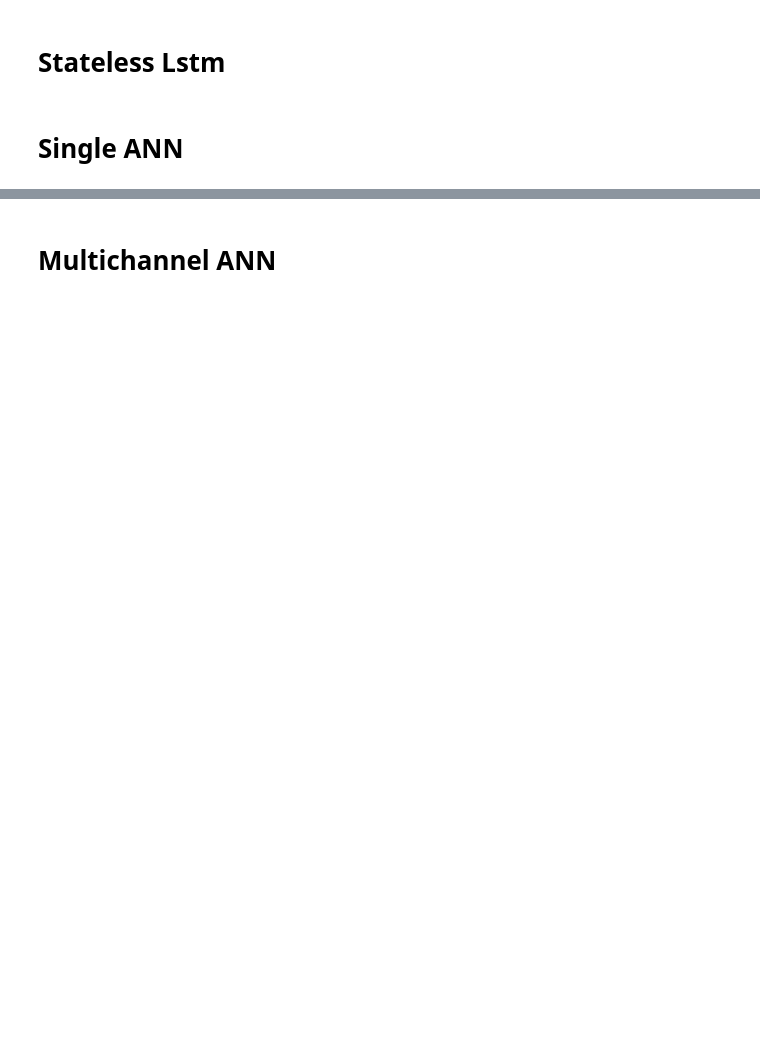
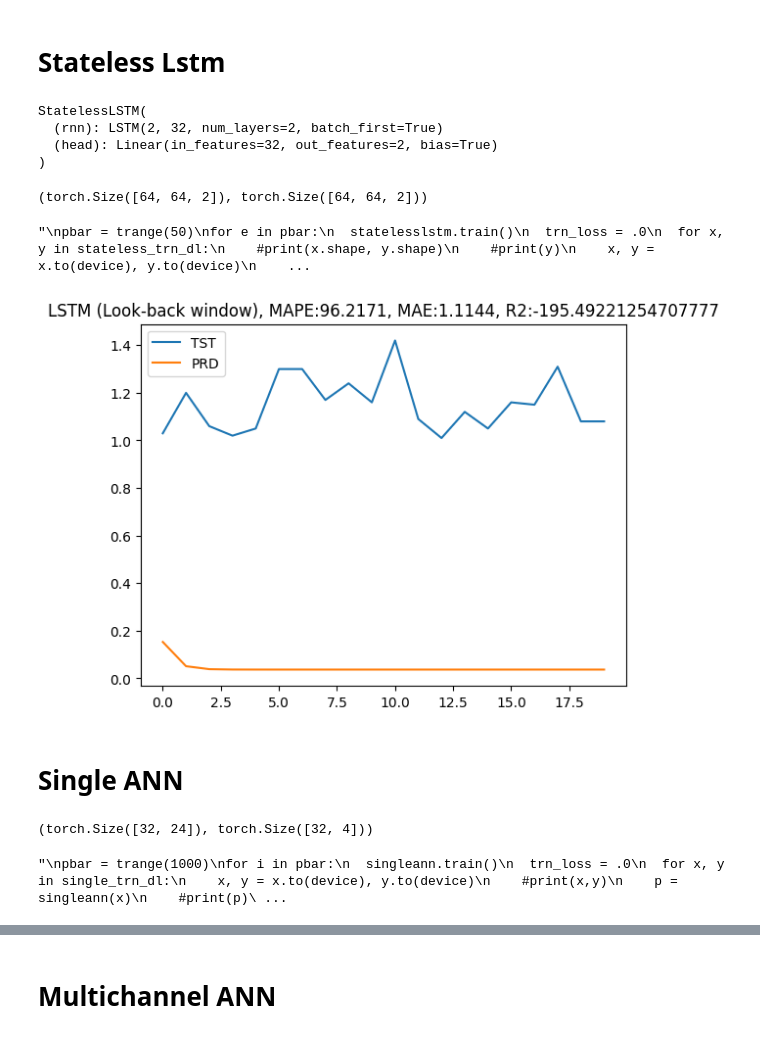
Before and after one commit to lily39910/Northern_Hemisphere_Temperature, a Jupyter notebook: final.ipynb, the cells around one changed output, grey strips where cells are left out. Drawn from its saved outputs; the diff is of its cells as text; code cells hidden in the pictures; blank space fills up the shorter version.

```diff
--- a/final.ipynb
+++ b/final.ipynb
@@ -29,0 +35,4 @@ device = torch.device("cuda" if torch.cuda.is_available() else "cpu")
+# %%
+statefullstm = StatefulLoadData(data,tst_size)
+state_trn_scaled, state_tst_scaled = statefullstm.scaling()
+#trn_scaled, tst_scaled
@@ -80,6 +98,22 @@ trn_dl , tst_dl = asdf.scaling()
+# %%
+stateless_window_size = 64
+stateless_input_size = 2
+stateless_hidden_size = 32
+stateless_output_size = 2
+stateless_num_layers = 2
+
+asdf = StatelessLoadData(data, tst_size, stateless_window_size)
+stateless_trn_dl , stateless_tst_dl = asdf.scaling()
 # %%
-statelesslstm = StatelessLSTM(2,32,2,2)
+statelesslstm = StatelessLSTM(stateless_input_size , stateless_hidden_size , stateless_output_size , stateless_num_layers)
 statelesslstm.to(device)
+# %% [output]
+StatelessLSTM(
+  (rnn): LSTM(2, 32, num_layers=2, batch_first=True)
+  (head): Linear(in_features=32, out_features=2, bias=True)
+)
 # %%
-x,y =next(iter(trn_dl))
+x,y =next(iter(stateless_trn_dl))
 x.shape,y.shape
+# %% [output]
+(torch.Size([64, 64, 2]), torch.Size([64, 64, 2]))
@@ -88,11 +120,12 @@ type(x),type(y)
 # %%
 optim = torch.optim.AdamW(statelesslstm.parameters(), lr=0.0001)
-
+p2 = stateless_train_epoch(statelesslstm,10,device,stateless_trn_dl,optim,stateless_tst_dl, state_tst_scaled)
+'''
 pbar = trange(50)
 for e in pbar:
   statelesslstm.train()
   trn_loss = .0
-  for x, y in trn_dl:
+  for x, y in stateless_trn_dl:
     #print(x.shape, y.shape)
     #print(y)
     x, y = x.to(device), y.to(device)
@@ -107,19 +140,24 @@ for e in pbar:
 
   statelesslstm.eval()
   with torch.inference_mode():
-    x, y = next(iter(tst_dl))
-    p = statelesslstm.predict(x[0].to(device), len(tst_scaled))[:,:1]
-    tst_loss = F.mse_loss(p, torch.tensor(tst_scaled[:,:1]).view(-1,1).to(device)).item()
+    x, y = next(iter(stateless_tst_dl))
+    p = statelesslstm.predict(x[0].to(device), len(state_tst_scaled))[:,:1]
+    tst_loss = F.mse_loss(p, torch.tensor(state_tst_scaled[:,:1]).view(-1,1).to(device)).item()
   pbar.set_postfix({'trn_loss': trn_loss, 'tst_loss': tst_loss})
+'''
+# %% [output]
+"\npbar = trange(50)\nfor e in pbar:\n  statelesslstm.train()\n  trn_loss = .0\n  for x, y in stateless_trn_dl:\n    #print(x.shape, y.shape)\n    #print(y)\n    x, y = x.to(device), y.to(device)\n    ...
 # %%
 scaler = asdf.get_scaler()
-prd = scaler.inverse_transform(p.cpu())
+prd = scaler.inverse_transform(p2.cpu())
 # prd = p.cpu()
 
 plt.title(f"LSTM (Look-back window), MAPE:{mape(prd,tst.to_numpy()):.4f}, MAE:{mae(prd,tst.to_numpy()):.4f}, R2:{r2_score(prd,tst.to_numpy())}")
 plt.plot(tst.to_numpy()[:,:1], label='TST')
 plt.plot(prd, label='PRD')
 plt.legend()
 plt.show()
+# %% [output]
+[figure, added]
 # %% [markdown]
 # Single ANN
@@ -132,17 +180,19 @@ singleann = Net(24,4,512)
 # %%
-x, y = next(iter(trn_dl))
+x, y = next(iter(single_trn_dl))
 
 x.shape, y.shape
+# %% [output]
+(torch.Size([32, 24]), torch.Size([32, 4]))
 # %%
 singleann.to(device)
-
 optim = torch.optim.AdamW(singleann.parameters(), lr=0.0001)
-
+p3 = train_epoch(singleann , 500 , device, single_trn_dl, optim, single_trn_ds, single_tst_dl)
+'''
 pbar = trange(1000)
 for i in pbar:
   singleann.train()
   trn_loss = .0
-  for x, y in trn_dl:
+  for x, y in single_trn_dl:
     x, y = x.to(device), y.to(device)
     #print(x,y)
     p = singleann(x)
@@ -153,17 +203,20 @@ for i in pbar:
     loss.backward()
     optim.step()
     trn_loss += loss.item()*len(y)
-  trn_loss = trn_loss/len(trn_ds)
+  trn_loss = trn_loss/len(single_trn_ds)
 
   singleann.eval()
   with torch.inference_mode():
-    x, y = next(iter(tst_dl))
+    x, y = next(iter(single_tst_dl))
     x, y = x.to(device), y.to(device)
     p = singleann(x)
     tst_loss = F.mse_loss(p,y)
     # tst_mape = mape(p,y)
     # tst_mae = mae(p,y)
   pbar.set_postfix({'loss':trn_loss, 'tst_loss':tst_loss.item()})#, 'tst_mape':tst_mape.item(), 'tst_mae':tst_mae.item()})
+  '''
+# %% [output]
+"\npbar = trange(1000)\nfor i in pbar:\n  singleann.train()\n  trn_loss = .0\n  for x, y in single_trn_dl:\n    x, y = x.to(device), y.to(device)\n    #print(x,y)\n    p = singleann(x)\n    #print(p)\ ...
 # %%
 singleann.eval()
 with torch.inference_mode():
```
Also changed, not shown: parts of 38 cells of this notebook, 4 other files.
